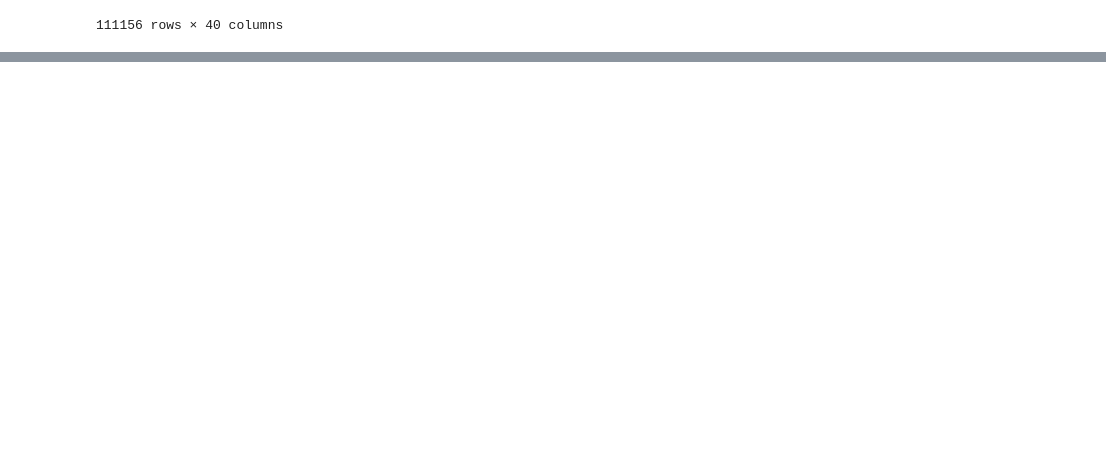
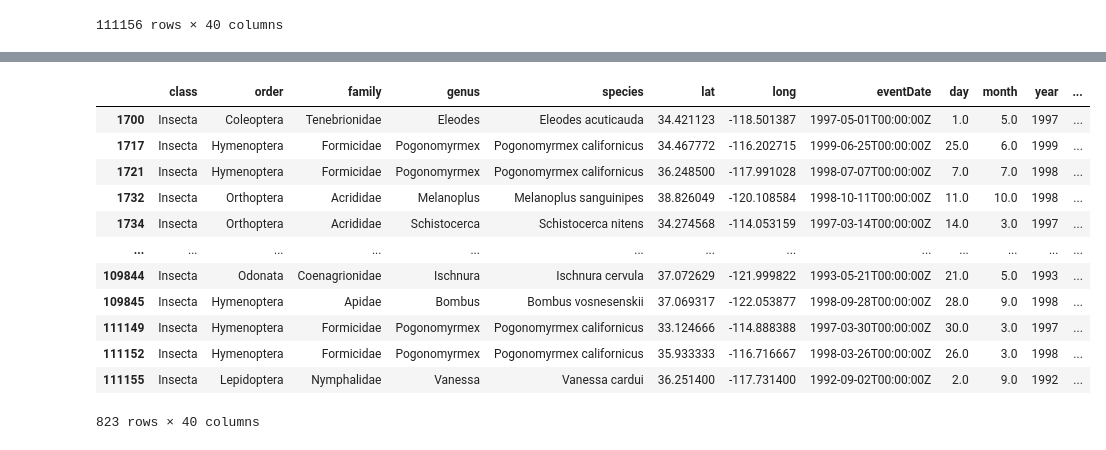
Before and after one commit to mmorenorolon/eds220-2025-sections, a Jupyter notebook: section-1-data-selection-drylands.ipynb, the cells around one changed output, grey strips where cells are left out. Cells and saved outputs as stored; diff of their text form; code cells hidden in the pictures; blank space fills up the shorter version.

```diff
--- a/section-1-data-selection-drylands.ipynb
+++ b/section-1-data-selection-drylands.ipynb
@@ -51,0 +187,17 @@ prey
+# %%
+prey_92_00 = prey[prey['year'].between(1992, 2000)]
+prey_92_00
+# %% [output]
+|  | class | order | family | genus | species | lat | long | eventDate | day | month | year | ... |
+| 1700 | Insecta | Coleoptera | Tenebrionidae | Eleodes | Eleodes acuticauda | 34.421123 | -118.501387 | 1997-05-01T00:00:00Z | 1.0 | 5.0 | 1997 | ... |
+| 1717 | Insecta | Hymenoptera | Formicidae | Pogonomyrmex | Pogonomyrmex californicus | 34.467772 | -116.202715 | 1999-06-25T00:00:00Z | 25.0 | 6.0 | 1999 | ... |
+| 1721 | Insecta | Hymenoptera | Formicidae | Pogonomyrmex | Pogonomyrmex californicus | 36.248500 | -117.991028 | 1998-07-07T00:00:00Z | 7.0 | 7.0 | 1998 | ... |
+| 1732 | Insecta | Orthoptera | Acrididae | Melanoplus | Melanoplus sanguinipes | 38.826049 | -120.108584 | 1998-10-11T00:00:00Z | 11.0 | 10.0 | 1998 | ... |
+| 1734 | Insecta | Orthoptera | Acrididae | Schistocerca | Schistocerca nitens | 34.274568 | -114.053159 | 1997-03-14T00:00:00Z | 14.0 | 3.0 | 1997 | ... |
+| ... | ... | ... | ... | ... | ... | ... | ... | ... | ... | ... | ... | ... |
+| 109844 | Insecta | Odonata | Coenagrionidae | Ischnura | Ischnura cervula | 37.072629 | -121.999822 | 1993-05-21T00:00:00Z | 21.0 | 5.0 | 1993 | ... |
+| 109845 | Insecta | Hymenoptera | Apidae | Bombus | Bombus vosnesenskii | 37.069317 | -122.053877 | 1998-09-28T00:00:00Z | 28.0 | 9.0 | 1998 | ... |
+| 111149 | Insecta | Hymenoptera | Formicidae | Pogonomyrmex | Pogonomyrmex californicus | 33.124666 | -114.888388 | 1997-03-30T00:00:00Z | 30.0 | 3.0 | 1997 | ... |
+| 111152 | Insecta | Hymenoptera | Formicidae | Pogonomyrmex | Pogonomyrmex californicus | 35.933333 | -116.716667 | 1998-03-26T00:00:00Z | 26.0 | 3.0 | 1998 | ... |
+| 111155 | Insecta | Lepidoptera | Nymphalidae | Vanessa | Vanessa cardui | 36.251400 | -117.731400 | 1992-09-02T00:00:00Z | 2.0 | 9.0 | 1992 | ... |
+823 rows × 40 columns
```
Also changed, not shown: parts of 13 cells of this notebook.
